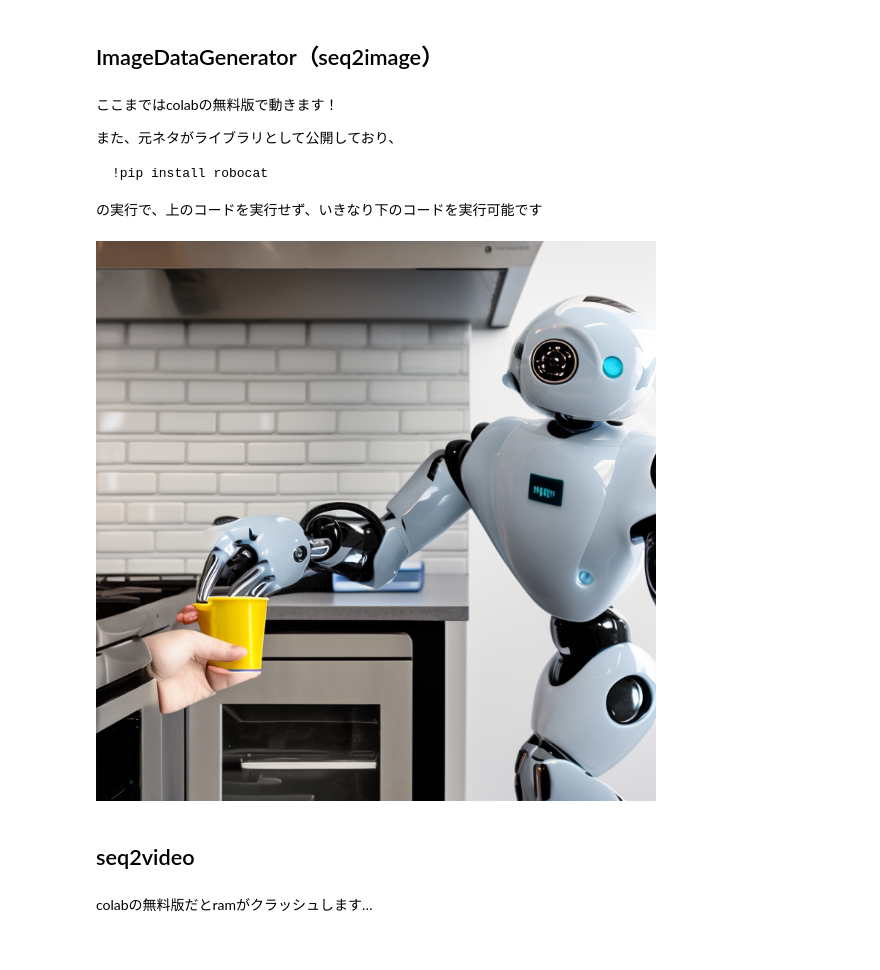
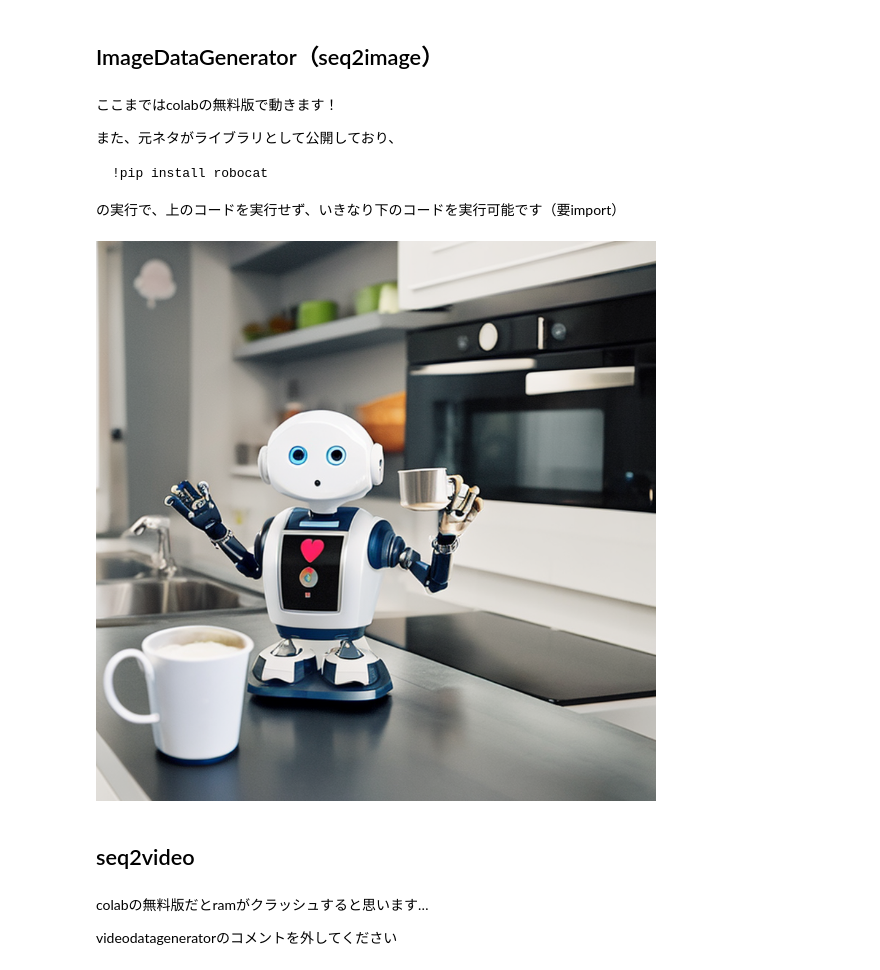
Before and after one commit to HiraiG/-5_-, a Jupyter notebook: 10回/10_Diffusers.ipynb, the cells around one changed output. Saved outputs shown, nothing was run; the diff lists cells and outputs as text; code cells hidden in the pictures.

````diff
--- a/10回/10_Diffusers.ipynb
+++ b/10回/10_Diffusers.ipynb
@@ -976,21 +991,25 @@ class RoboCat:
 !pip install robocat
 ```
 
-の実行で、上のコードを実行せず、いきなり下のコードを実行可能です
+の実行で、上のコードを実行せず、いきなり下のコードを実行可能です（要import）
 # %%
 # from robocat import VideoDataGenerator, RoboCat
 # from robocat import ImageDataGenerator
 
+# 今のシードだと気持ち悪い画像が出るのでシード変更
+set_seed(seed = 19 )
 generator = ImageDataGenerator()
 
-prompt = "Robot picking up cup in kitchen"
+prompt = "A Robot with a smile picking up cup in kitchen"
 generator.generate(prompt)
 # %% [output]
-[figure, old version]
+[figure, new version]
 # %% [markdown]
 ## seq2video
-# %% [markdown]
-colabの無料版だとramがクラッシュします…
+# %% [markdown]
+colabの無料版だとramがクラッシュすると思います…
+
+videodatageneratorのコメントを外してください
 # %%
 model = VideoDataGenerator()
 
````
Also changed, not shown: parts of 10 cells of this notebook.
